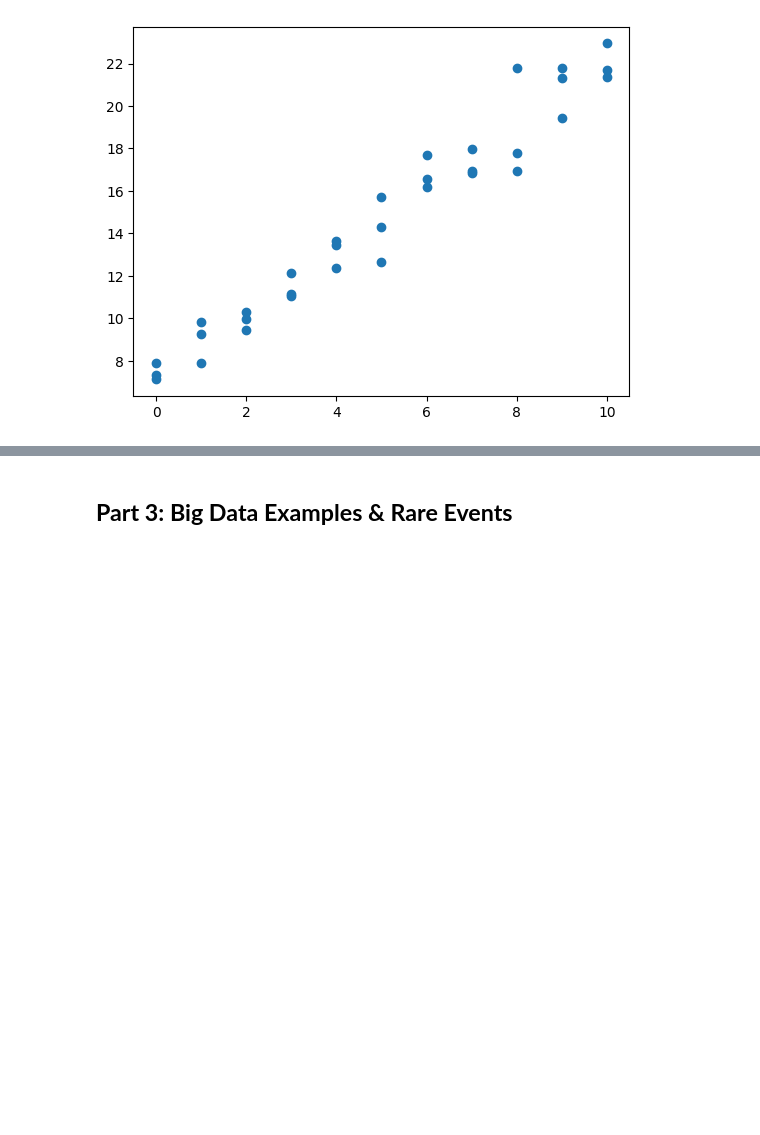
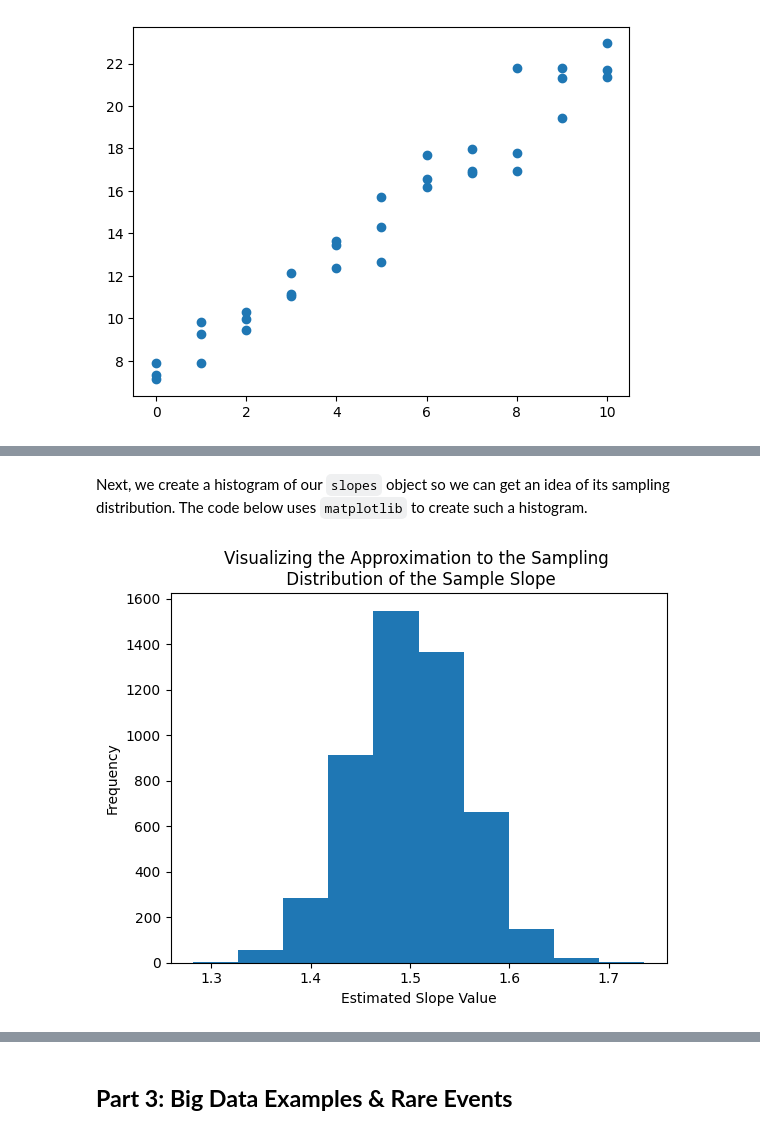
Before and after one commit to jlloring/ST-554_JLoring, a Jupyter notebook: Loring_HW5.ipynb, the cells around one changed output, grey strips where cells are left out. Cells and saved outputs as stored; diff of their text form; code cells hidden in the pictures; blank space fills up the shorter version.

```diff
--- a/Loring_HW5.ipynb
+++ b/Loring_HW5.ipynb
@@ -52,0 +59,30 @@ plt.show()
+# %%
+# defaults given
+rng = default_rng(32)
+beta_0 = 7
+beta_1 = 1.5
+x = np.array(list(np.linspace(start= 0, stop= 10, num = 11))*3)
+n = 33
+
+# create regression object
+reg = linear_model.LinearRegression()
+
+# initialize a numpy array of 5000 zeros (faster than using an empty list!)
+slopes = np.zeros(5000)
+
+# uses a for loop to generate the y values, fit the model with sklearn, and store the slope coefficients in a numpy array
+for i in range(5000):
+    y = beta_0 + beta_1*x + rng.standard_normal(n)
+    reg.fit(x.reshape(-1,1), y)
+    #print(reg.intercept_, reg.coef_)
+    slopes[i] = reg.coef_[0]
+# %% [markdown]
+Next, we create a histogram of our `slopes` object so we can get an idea of its sampling distribution. The code below uses `matplotlib` to create such a histogram.
+# %%
+plt.hist(slopes)
+plt.title("Visualizing the Approximation to the Sampling \n Distribution of the Sample Slope")
+plt.xlabel("Estimated Slope Value")
+plt.ylabel("Frequency")
+plt.show() #eliminates printed text output that is not needed
+# %% [output]
+[figure, added]
```
Also changed, not shown: parts of 29 cells of this notebook.
